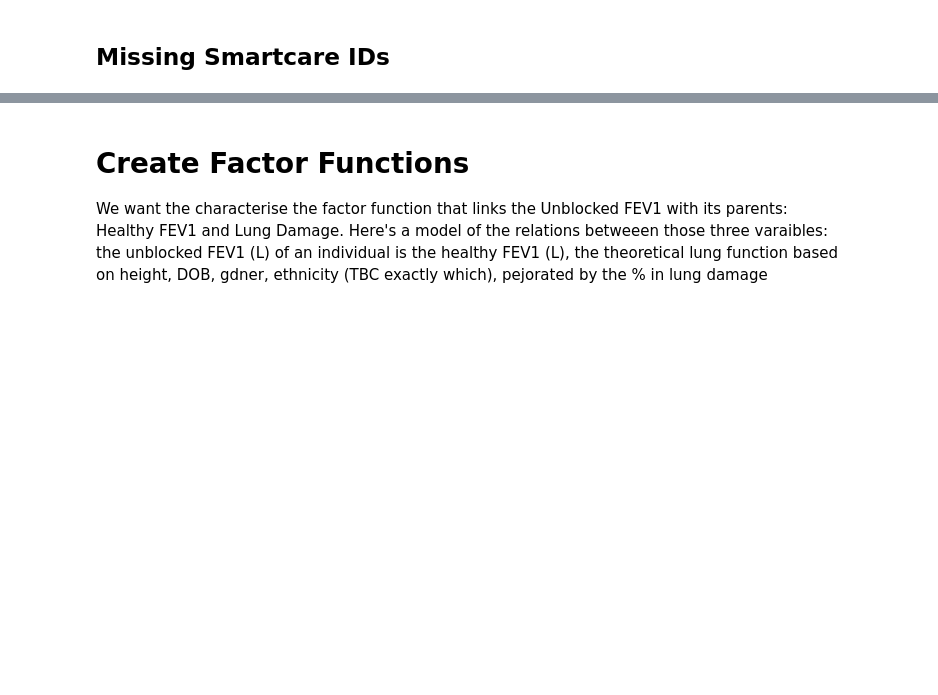
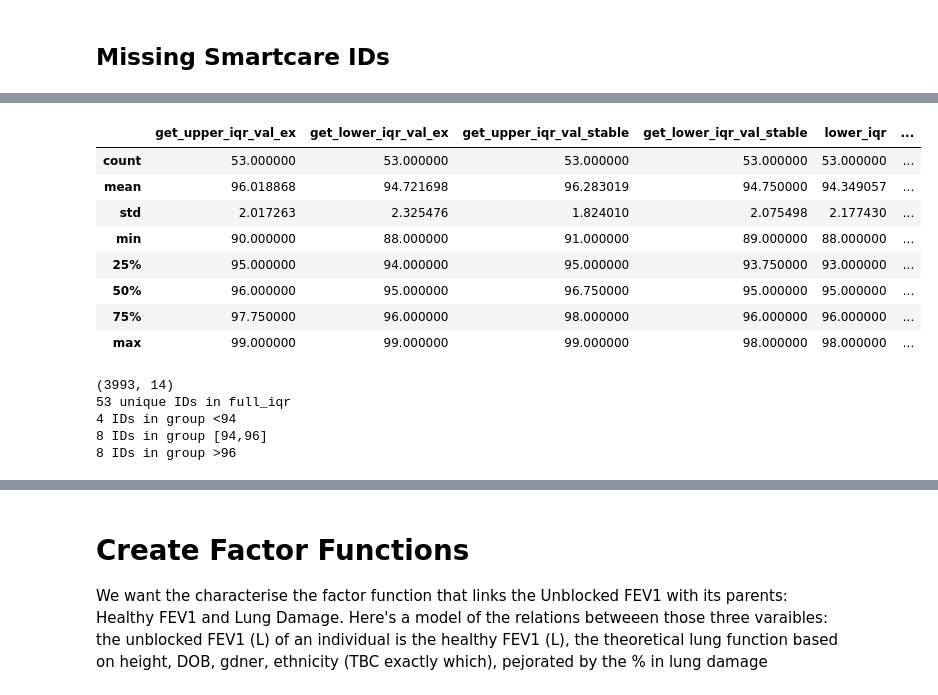
Before and after one commit to tristantreb/phd, a Jupyter notebook: src/O2-FEV1 analysis/O2 FEV1 analysis.ipynb, the cells around one changed output, grey strips where cells are left out. Drawn from its saved outputs; the diff is of its cells as text; code cells hidden in the pictures; blank space fills up the shorter version.

```diff
--- a/src/O2-FEV1 analysis/O2 FEV1 analysis.ipynb
+++ b/src/O2-FEV1 analysis/O2 FEV1 analysis.ipynb
@@ -428,0 +508,71 @@ np.setdiff1d(pred_ids, mapping_ids)
+# %%
+# 3 groups of patients can be identified:
+# iqr < 94, i.e. max iqr < 94
+# iqr in [94, 96], i.e. min iq >= 94 and max iqr <= 96
+# iqr > 96, i.e. min iqr > 96
+
+# Because of the data imbalance (much more recordings in stable period), the IQR min is often lower for stable than for ex, surprisingly.
+
+# Let's plot distribution of O2 saturation for measurements made in ex and stable periods for each group
+
+# Compute the interquartile range of O2 saturation during exacerbation periods
+def get_upper_iqr_val(series):
+  return series.quantile(0.75)
+def get_lower_iqr_val(series):
+  return series.quantile(0.25)
+def get_median(series):
+  return series.quantile(0.5)
+def get_mean(series):
+  return series.mean()
+
+# Create a DataFrame with the interquartile range of O2 saturation during exacerbation periods for each patient
+df_iqr_ex = full[full['Is Exacerbated']==True].groupby('ID')['O2 Saturation'].agg([get_upper_iqr_val, get_lower_iqr_val]).reset_index()
+df_iqr_stable = full[full['Is Exacerbated']==False].groupby('ID')['O2 Saturation'].agg([get_upper_iqr_val, get_lower_iqr_val]).reset_index()
+
+# Merge the two DataFrames
+df_iqr = df_iqr_ex.merge(df_iqr_stable, on='ID', suffixes=('_ex', '_stable'))
+df_iqr['lower_iqr'] = df_iqr[['get_lower_iqr_val_ex', 'get_lower_iqr_val_stable']].min(axis=1)
+df_iqr['upper_iqr'] = df_iqr[['get_upper_iqr_val_ex', 'get_upper_iqr_val_stable']].max(axis=1)
+df_iqr['Median'] = full.groupby('ID')['O2 Saturation'].agg(get_median).reset_index()['O2 Saturation']
+df_iqr['Mean'] = full.groupby('ID')['O2 Saturation'].agg(get_mean).reset_index()['O2 Saturation']
+df_iqr.describe()
+# %% [output]
+|  | get_upper_iqr_val_ex | get_lower_iqr_val_ex | get_upper_iqr_val_stable | get_lower_iqr_val_stable | lower_iqr | ... |
+| count | 53.000000 | 53.000000 | 53.000000 | 53.000000 | 53.000000 | ... |
+| mean | 96.018868 | 94.721698 | 96.283019 | 94.750000 | 94.349057 | ... |
+| std | 2.017263 | 2.325476 | 1.824010 | 2.075498 | 2.177430 | ... |
+| min | 90.000000 | 88.000000 | 91.000000 | 89.000000 | 88.000000 | ... |
+| 25% | 95.000000 | 94.000000 | 95.000000 | 93.750000 | 93.000000 | ... |
+| 50% | 96.000000 | 95.000000 | 96.750000 | 95.000000 | 95.000000 | ... |
+| 75% | 97.750000 | 96.000000 | 98.000000 | 96.000000 | 96.000000 | ... |
+| max | 99.000000 | 99.000000 | 99.000000 | 98.000000 | 98.000000 | ... |
+# %%
+def set_o2_sat_iqr(df):
+  # Initialize O2 Sat IQR column
+  df['O2 Sat IQR'] = ''
+  # Set O2 Sat IQR to <94 if max iqr < 94
+  df.loc[df['upper_iqr'] < 94, 'O2 Sat IQR'] = '<94'
+  # Set O2 Sat IQR to [94,96] if min iqr >= 94 and max iqr <= 96
+  df.loc[(df['lower_iqr'] >= 94) & (df['upper_iqr'] <= 96), 'O2 Sat IQR'] = '[94,96]'
+  # Set O2 Sat IQR to >96 if min iqr > 96
+  df.loc[df['lower_iqr'] > 96, 'O2 Sat IQR'] = '>96'
+  return df
+
+df_iqr = set_o2_sat_iqr(df_iqr)
+
+# Merge df_iqr 'O2 Sat IQR' with full on ID
+full_iqr = full.merge(df_iqr[['ID', 'O2 Sat IQR']], on='ID', how='inner')
+
+print(full_iqr.shape)
+print("{} unique IDs in full_iqr".format(full_iqr.ID.nunique()))
+full_iqr['O2 Sat IQR'].value_counts()
+# Print number of IDs in each group
+print("{} IDs in group <94".format(full_iqr[full_iqr['O2 Sat IQR']=='<94'].ID.nunique()))
+print("{} IDs in group [94,96]".format(full_iqr[full_iqr['O2 Sat IQR']=='[94,96]'].ID.nunique()))
+print("{} IDs in group >96".format(full_iqr[full_iqr['O2 Sat IQR']=='>96'].ID.nunique()))
+# %% [output]
+(3993, 14)
+53 unique IDs in full_iqr
+4 IDs in group <94
+8 IDs in group [94,96]
+8 IDs in group >96
```
Also changed, not shown: parts of 12 cells of this notebook.
